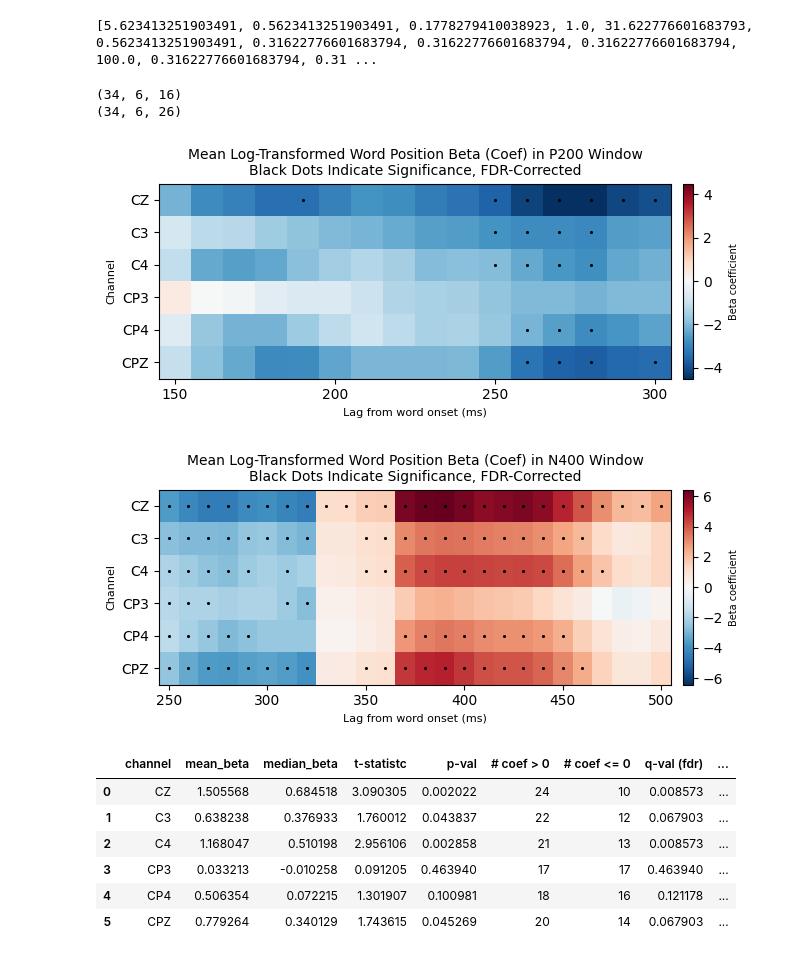
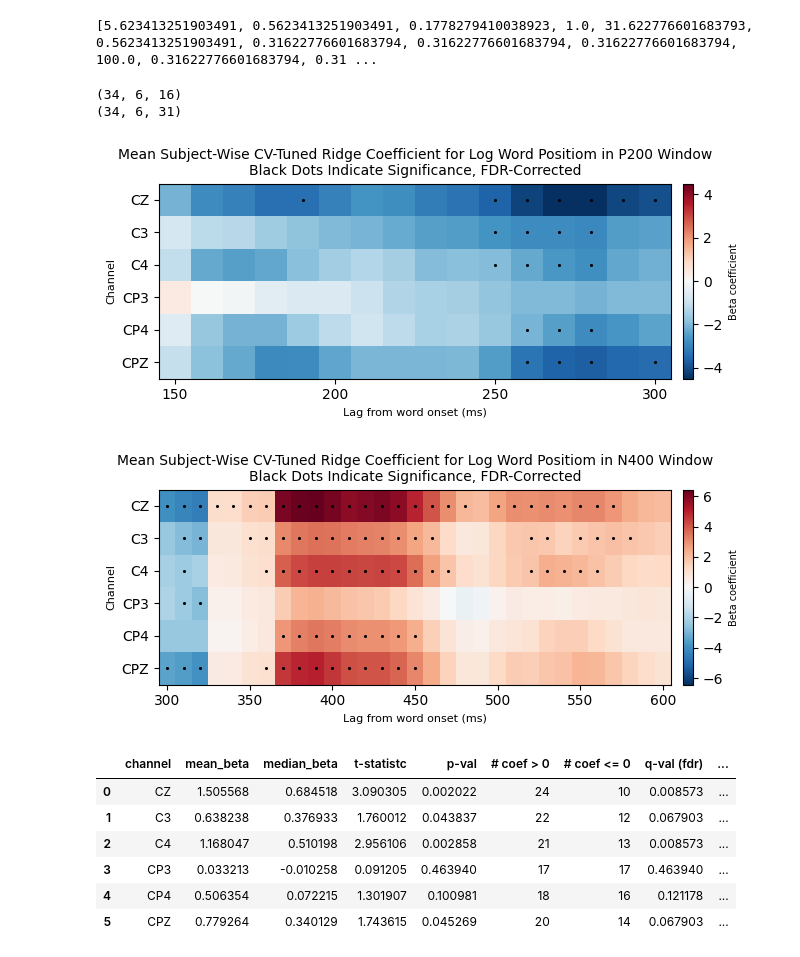
Before and after one commit to amandalin047/Updating_rERP_2023, a Jupyter notebook: deconvolution/deconv_v3.ipynb, the cells around one changed output. Saved outputs shown, nothing was run; the diff lists cells and outputs as text; code cells hidden in the pictures.

```diff
--- a/deconvolution/deconv_v3.ipynb
+++ b/deconvolution/deconv_v3.ipynb
@@ -75,6 +75,9 @@ def build_design(*, soa: float, sfreq: float,
                  intercept: bool=True,
                  verbose: bool=False,
                  **predictors):
+    """note that the condition number is the design matrix X's condition number,
+    so the model's normal-equation matrix condition number would be squared, i.e.,
+    k(X^T X) = k(X)^2"""
     if predictors:
         for p in predictors.values():
             assert p.shape == (n_trials, n_words), "Each predictor must be a numpy array of shape (n_trials, n_words)"
@@ -763,7 +791,7 @@ n400_coefs = get_time_window_coefs(subj_refit,
                                    n_predictors=2,
                                    intercept_index=0,
                                    beta_index=1,
-                                   time_window=(0.25, 0.5),
+                                   time_window=(0.3, 0.6),
                                    sfreq=100.0,
                                    sig_thresh=0.05)
 
@@ -771,11 +799,11 @@ print(p200_coefs.beta_window.shape)
 print(n400_coefs.beta_window.shape)
 # %% [output]
 (34, 6, 16)
-(34, 6, 26)
+(34, 6, 31)
 # %%
 def time_window_heatmap(window_coefs, *,
                         time_window: tuple,
-                        decim: int,
+                        dt: int,
                         ch_roi: list,
                         show_corrected: bool=True,
                         figsize: tuple=(7, 3),
@@ -789,7 +817,7 @@ def time_window_heatmap(window_coefs, *,
                         component_name: str="N400"):
 
     beta_window = window_coefs.beta_window
-    times_ms = np.arange(int(time_window[0]*1000), int(time_window[1]*1000)+1, decim)
+    times_ms = np.arange(int(time_window[0]*1000), int(time_window[1]*1000)+1, dt)
     assert beta_window.shape[2] == len(times_ms)
 
     heat_data = beta_window.mean(axis=0)  # shape: (n_ch_roi, n_time_window_time_points) subject-mean beta heatmap: channels × time
@@ -803,7 +831,7 @@ def time_window_heatmap(window_coefs, *,
     fig, axes = plt.subplots(figsize=figsize)
 
     # pcolormesh wants bin edges, not centers
-    time_edges = np.r_[times_ms - decim / 2, times_ms[-1] + decim / 2]
+    time_edges = np.r_[times_ms - dt / 2, times_ms[-1] + dt / 2]
     channel_edges = np.arange(len(ch_roi) + 1)
 
     vmax = np.nanmax(np.abs(heat_data))
@@ -821,10 +849,10 @@ def time_window_heatmap(window_coefs, *,
     axes.set_yticklabels(ch_roi)
     axes.invert_yaxis()
 
-    axes.set_xticks(np.arange(int(time_window[0]*1000), int(time_window[1]*1000)+1, 5*decim))
+    axes.set_xticks(np.arange(int(time_window[0]*1000), int(time_window[1]*1000)+1, 5*dt))
     axes.set_xlabel("Lag from word onset (ms)", fontsize=xy_label_fontsize)
     axes.set_ylabel("Channel", fontsize=xy_label_fontsize)
-    axes.set_title(f"Mean Log-Transformed Word Position Beta (Coef) in {component_name} Window\nBlack Dots Indicate Significance, {cor}", fontsize=title_fontsize)
+    axes.set_title(f"Mean Subject-Wise CV-Tuned Ridge Coefficient for Log Word Positiom in {component_name} Window\nBlack Dots Indicate Significance, {cor}", fontsize=title_fontsize)
 
     axes.set_xticks(times_ms, minor=True)
     axes.set_yticks(np.arange(len(ch_roi)) + 1, minor=True)
@@ -839,20 +867,20 @@ def time_window_heatmap(window_coefs, *,
 # %%
 fig1 = time_window_heatmap(p200_coefs,
                            time_window=(0.15, 0.3),
-                           decim=10,
+                           dt=10,
                            ch_roi=ch_roi,
                            show_corrected=True,
                            component_name="P200")
 fig2 = time_window_heatmap(n400_coefs,
-                           time_window=(0.25, 0.5),
-                           decim=10,
+                           time_window=(0.3, 0.6),
+                           dt=10,
                            ch_roi=ch_roi,
                            show_corrected=True,
                            component_name="N400")
 plt.show()
 # %% [output]
-[figure, old version]
+[figure, new version]
-[figure, old version]
+[figure, new version]
 # %%
 beta_n400_mean = np.mean(n400_coefs.beta_window, axis=-1)  # average over time window (last axis)
 rows, p_vals = [], []
```
Also changed, not shown: parts of 5 cells of this notebook.
